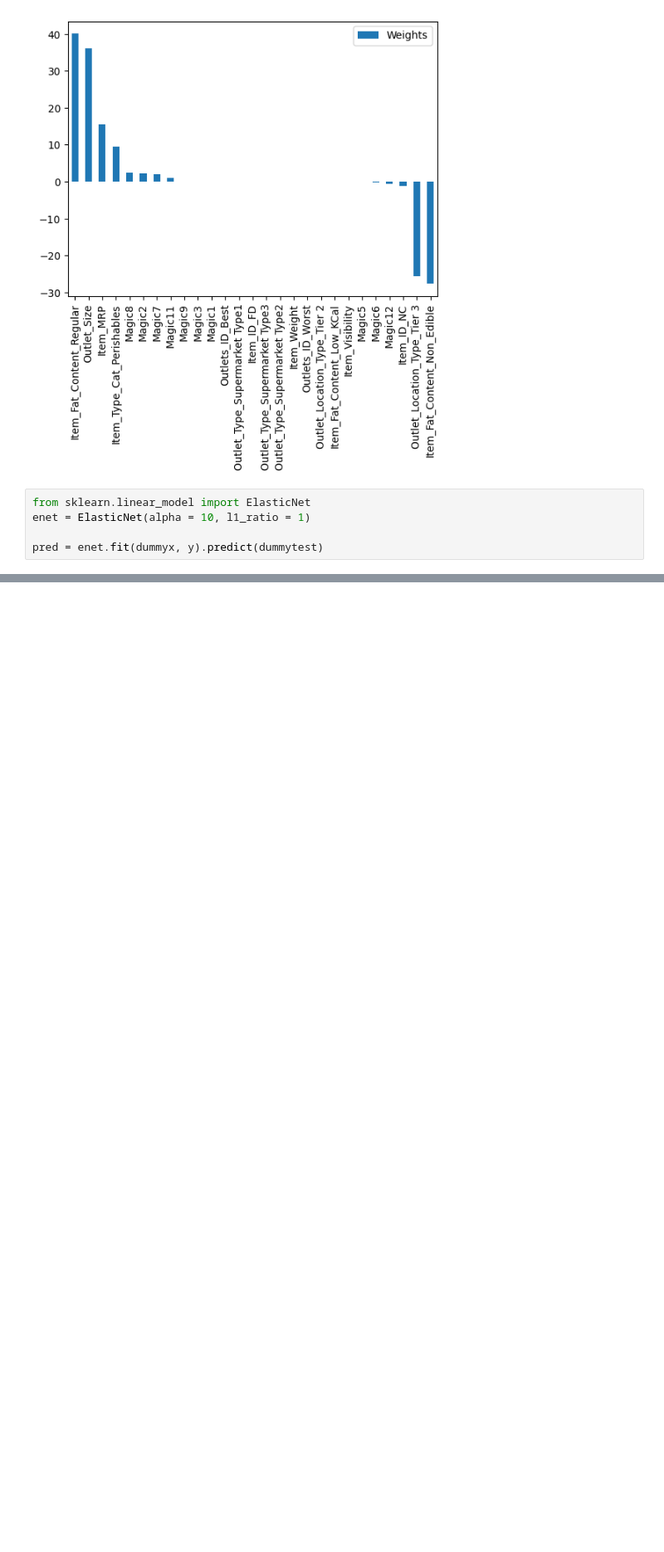
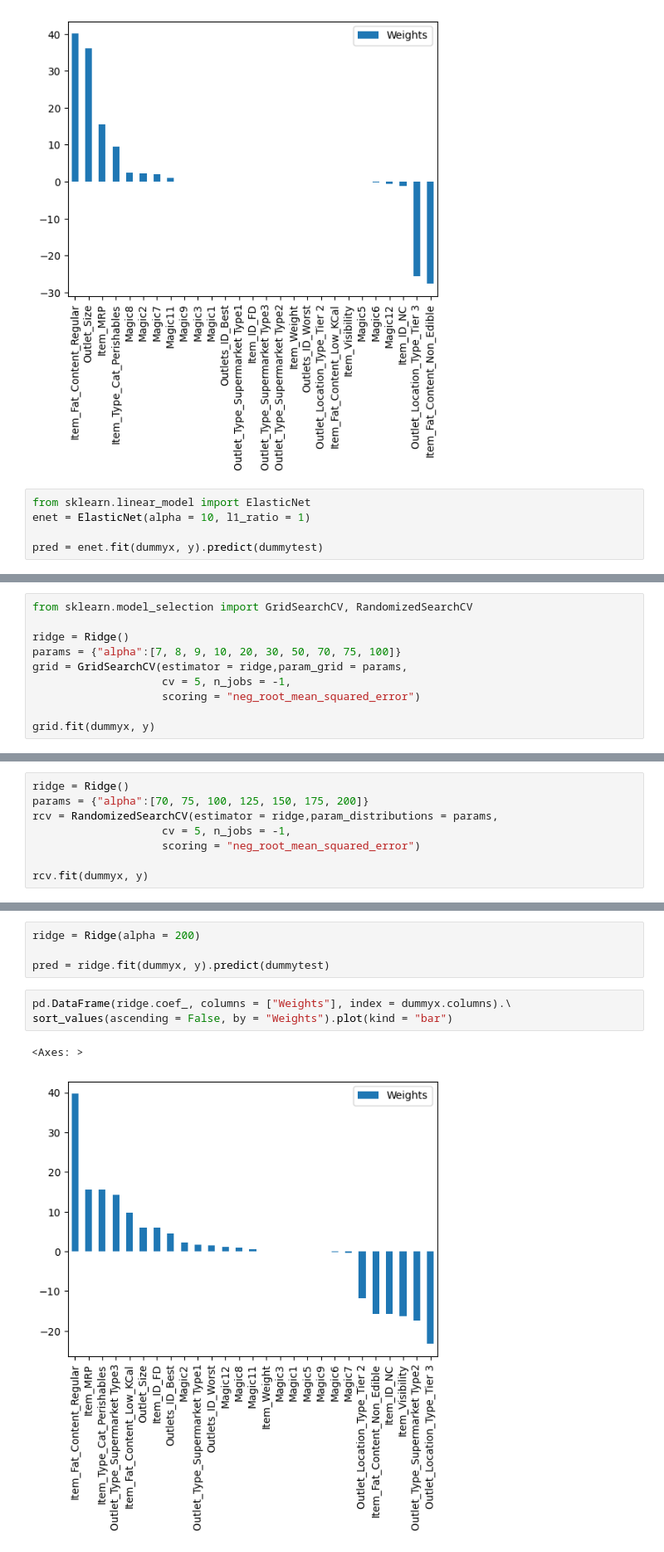
Before and after one commit to mukul-mschauhan/big-mart, a Jupyter notebook: Bigmart_Sales_Statistics_Version.ipynb, the cells around one changed output, grey strips where cells are left out. Shown at 83% size. Drawn from its saved outputs; the diff is of its cells as text; blank space fills up the shorter version.

```diff
--- a/Bigmart_Sales_Statistics_Version.ipynb
+++ b/Bigmart_Sales_Statistics_Version.ipynb
@@ -1056,0 +1062,10 @@ sort_values(ascending = False, by = "Weights").plot(kind = "bar")
+# %%
+from sklearn.model_selection import GridSearchCV, RandomizedSearchCV
+
+ridge = Ridge()
+params = {"alpha":[7, 8, 9, 10, 20, 30, 50, 70, 75, 100]}
+grid = GridSearchCV(estimator = ridge,param_grid = params,
+                    cv = 5, n_jobs = -1,
+                    scoring = "neg_root_mean_squared_error")
+
+grid.fit(dummyx, y)
@@ -1056,0 +1080,8 @@ sort_values(ascending = False, by = "Weights").plot(kind = "bar")
+# %%
+ridge = Ridge()
+params = {"alpha":[70, 75, 100, 125, 150, 175, 200]}
+rcv = RandomizedSearchCV(estimator = ridge,param_distributions = params,
+                    cv = 5, n_jobs = -1,
+                    scoring = "neg_root_mean_squared_error")
+
+rcv.fit(dummyx, y)
@@ -1056,0 +1097,10 @@ sort_values(ascending = False, by = "Weights").plot(kind = "bar")
+# %%
+ridge = Ridge(alpha = 200)
+
+pred = ridge.fit(dummyx, y).predict(dummytest)
+# %%
+pd.DataFrame(ridge.coef_, columns = ["Weights"], index = dummyx.columns).\
+sort_values(ascending = False, by = "Weights").plot(kind = "bar")
+# %% [output]
+<Axes: >
+[figure, added]
```
Also changed, not shown: parts of 13 cells of this notebook.
